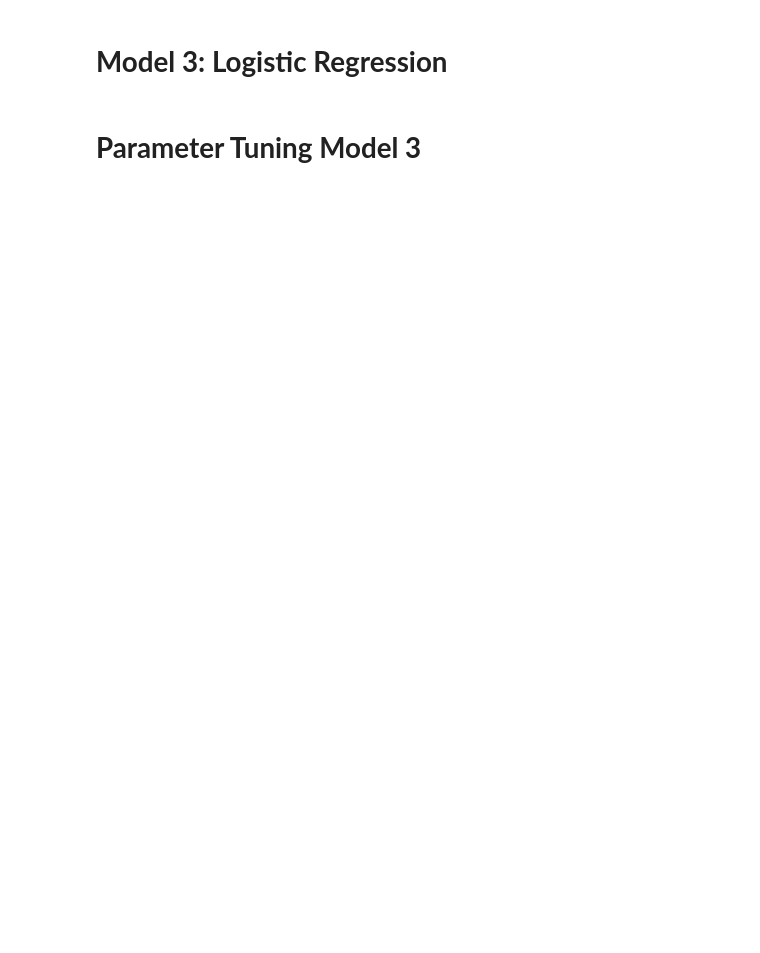
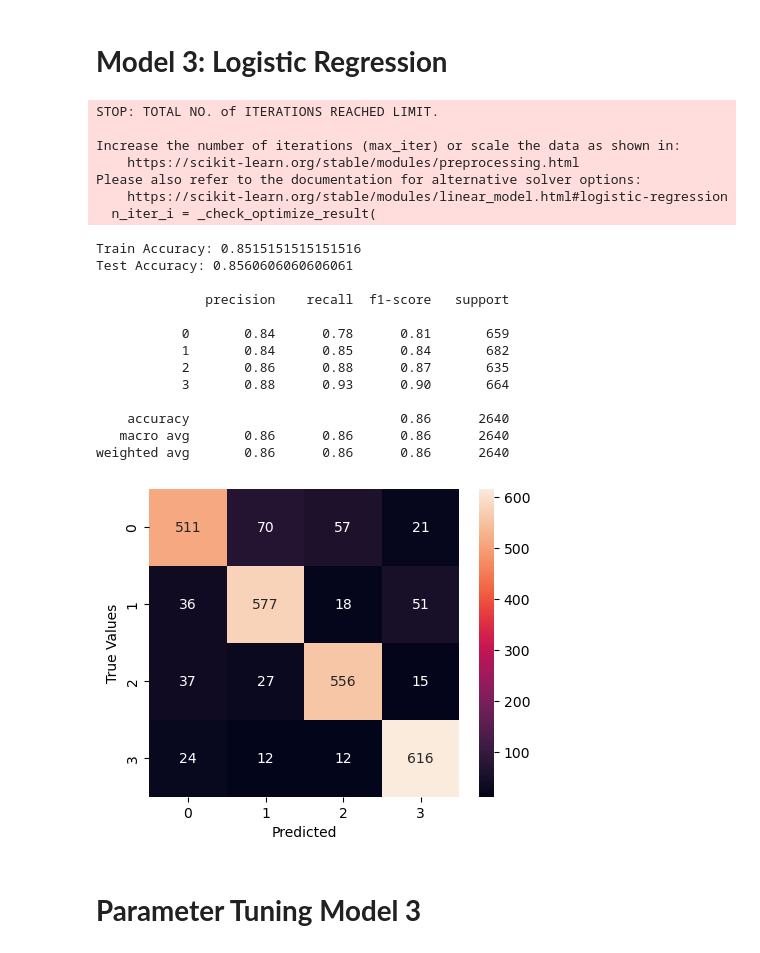
Before and after one commit to IrfanCamparaGithub/3162final, a Jupyter notebook: main.ipynb, the cells around one changed output. Saved outputs shown, nothing was run; the diff lists cells and outputs as text; code cells hidden in the pictures; blank space fills up the shorter version.

```diff
--- a/main.ipynb
+++ b/main.ipynb
@@ -340,2 +338,38 @@ weighted avg       0.92      0.92      0.92      2640
+# %%
+#Ryan Crosby's work model 3 and parameter tuning
+from sklearn.linear_model import LogisticRegression
+
+# Baseline logistic regression
+lr_baseline = LogisticRegression(
+    multi_class='ovr',
+    max_iter=1000,
+    random_state=42
+)
+lr_baseline.fit(X_train, t_train)
+
+# Evaluate baseline
+evaluate_model(lr_baseline, X_train, t_train, X_test, t_test)
+# %% [output]
+STOP: TOTAL NO. of ITERATIONS REACHED LIMIT.
+
+Increase the number of iterations (max_iter) or scale the data as shown in:
+    https://scikit-learn.org/stable/modules/preprocessing.html
+Please also refer to the documentation for alternative solver options:
+    https://scikit-learn.org/stable/modules/linear_model.html#logistic-regression
+  n_iter_i = _check_optimize_result(
+Train Accuracy: 0.8515151515151516
+Test Accuracy: 0.8560606060606061
+
+              precision    recall  f1-score   support
+
+           0       0.84      0.78      0.81       659
+           1       0.84      0.85      0.84       682
+           2       0.86      0.88      0.87       635
+           3       0.88      0.93      0.90       664
+
+    accuracy                           0.86      2640
+   macro avg       0.86      0.86      0.86      2640
+weighted avg       0.86      0.86      0.86      2640
+[figure, added]
 # %% [markdown]
 # **Parameter Tuning Model 3**
```
Also changed, not shown: parts of 7 cells of this notebook.
